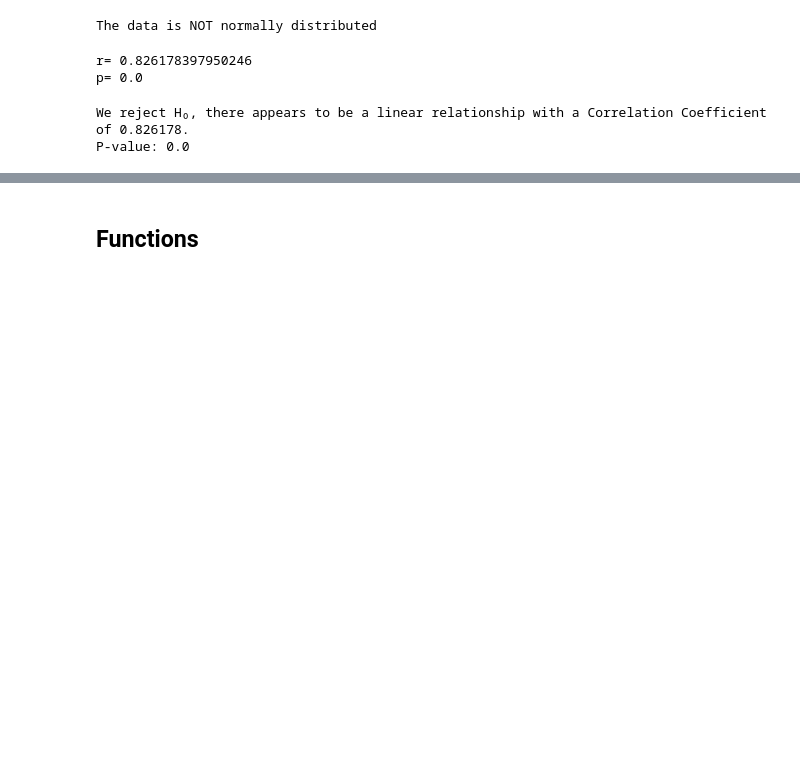
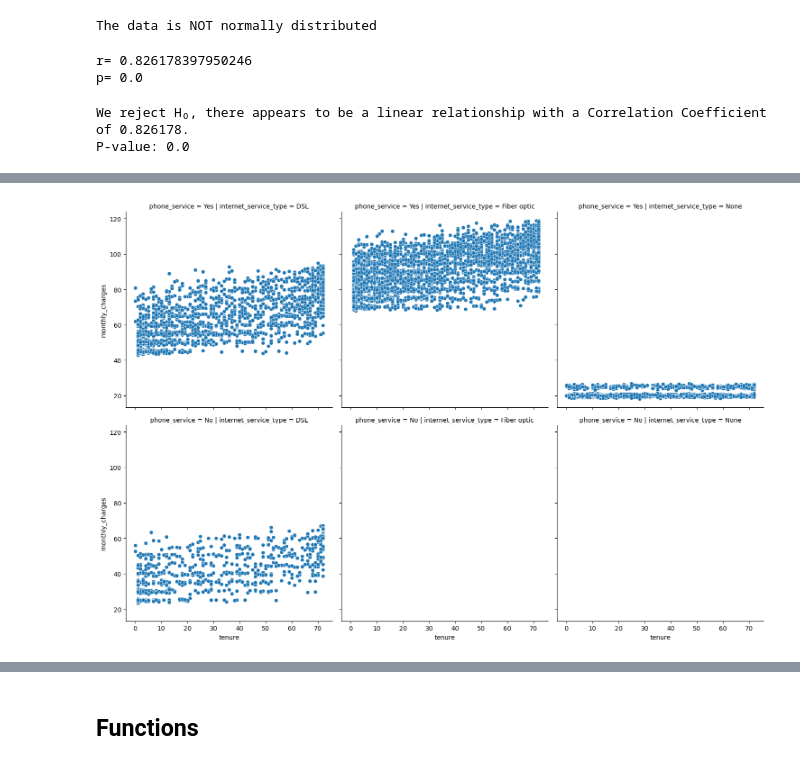
Before and after one commit to NikkideVries/statistics-exercises, a Jupyter notebook: hypothesis_testing.ipynb, the cells around one changed output, grey strips where cells are left out. Drawn from its saved outputs; the diff is of its cells as text; code cells hidden in the pictures; blank space fills up the shorter version.

```diff
--- a/hypothesis_testing.ipynb
+++ b/hypothesis_testing.ipynb
@@ -893,0 +894,3 @@ combined
+# %%
+phone_and_internet = combined[['tenure','phone_service','internet_service_type', 'monthly_charges']]
+phone_and_internet
@@ -893,0 +933,3 @@ combined
+# %%
+phone_and_internet['phone_and_internet'] = phone_and_internet['phone_and_internet'] = phone_and_internet.apply(lambda row: 'Yes' if ('DSL' in row['internet_service_type']) and (row['phone_service'] == 'Yes') else 'No', axis=1)
+#np.where((phone_and_internet['phone_service'] == 'yes') & (phone_and_internet['internet_service_type'] == 'None'), 'Both Services', 'No')
@@ -893,0 +952,3 @@ combined
+# %%
+phone_and_internet['p_i'] = (phone_and_internet['internet_service_type'].str.contains('DSL')) & (phone_and_internet['phone_service'] == 'Yes')
+phone_and_internet
@@ -893,0 +969,5 @@ combined
+# %%
+sns.relplot(data=phone_and_internet, x="tenure", y="monthly_charges", col="internet_service_type", row = 'phone_service')
+plt.show()
+# %% [output]
+[figure, added]
```
Also changed, not shown: parts of 11 cells of this notebook.
